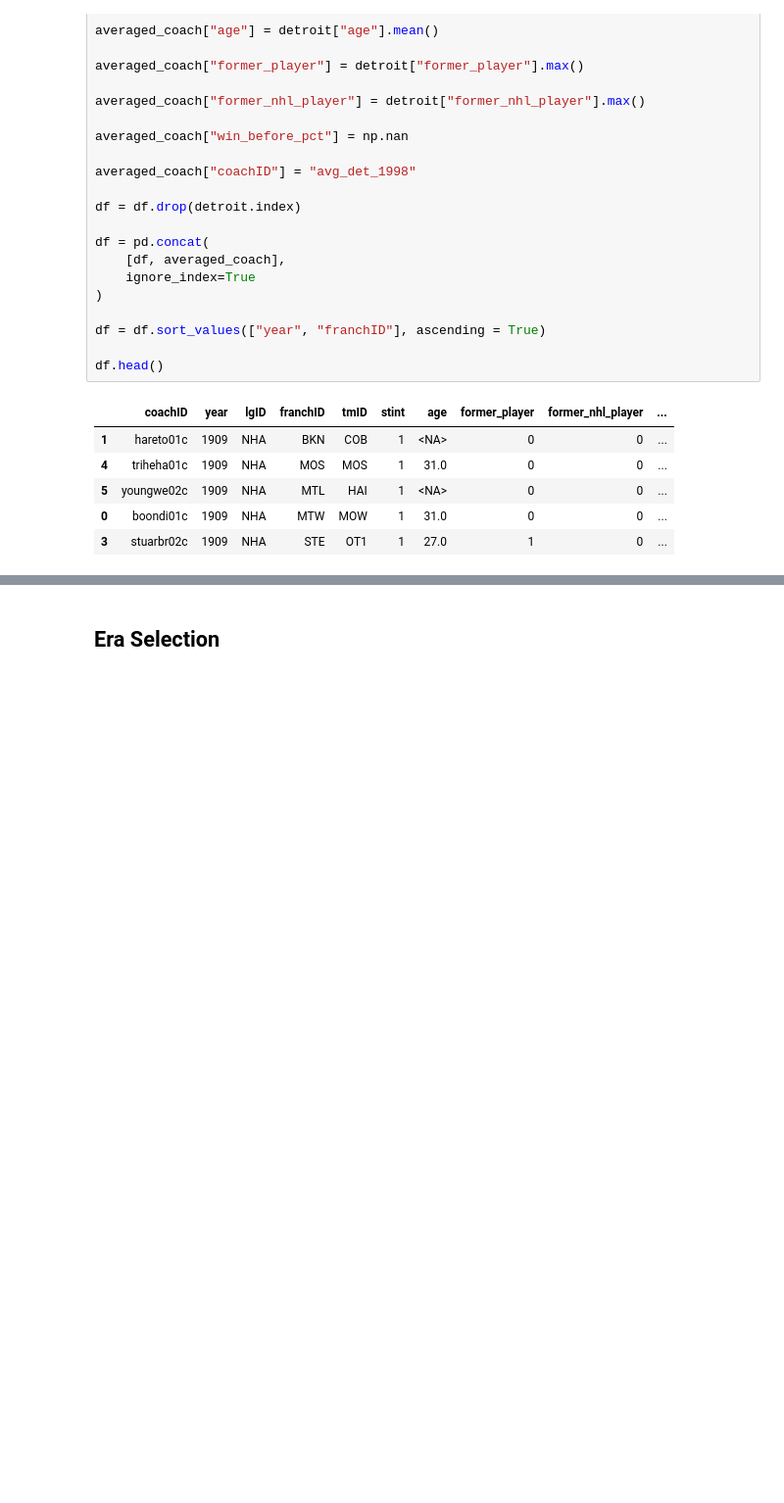
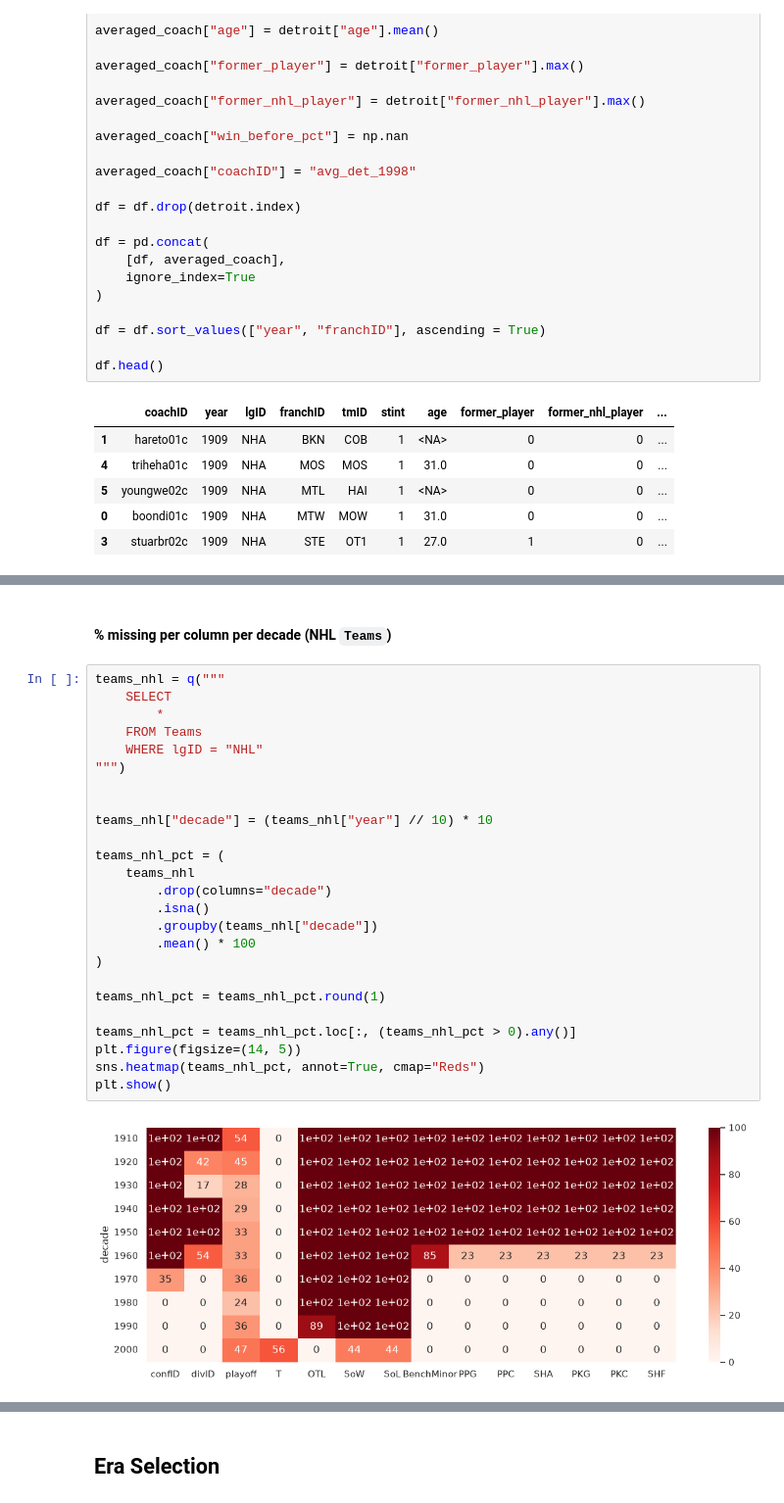
Before and after one commit to LuisBento2005/AC_DataMining, a Jupyter notebook: notebooks/03_data_preparation.ipynb, the cells around one changed output, grey strips where cells are left out. Shown at 98% size. Saved outputs shown, nothing was run; the diff lists cells and outputs as text; blank space fills up the shorter version.

```diff
--- a/notebooks/03_data_preparation.ipynb
+++ b/notebooks/03_data_preparation.ipynb
@@ -702,0 +1284,29 @@ df.head()
+# %% [markdown]
+#### % missing per column per decade (NHL `Teams`)
+# %%
+teams_nhl = q("""
+    SELECT
+        *
+    FROM Teams
+    WHERE lgID = "NHL"
+""")
+
+
+teams_nhl["decade"] = (teams_nhl["year"] // 10) * 10
+
+teams_nhl_pct = (
+    teams_nhl
+        .drop(columns="decade")
+        .isna()
+        .groupby(teams_nhl["decade"])
+        .mean() * 100
+)
+
+teams_nhl_pct = teams_nhl_pct.round(1)
+
+teams_nhl_pct = teams_nhl_pct.loc[:, (teams_nhl_pct > 0).any()]
+plt.figure(figsize=(14, 5))
+sns.heatmap(teams_nhl_pct, annot=True, cmap="Reds")
+plt.show()
+# %% [output]
+[figure, added]
```
Also changed, not shown: parts of 94 cells of this notebook.
